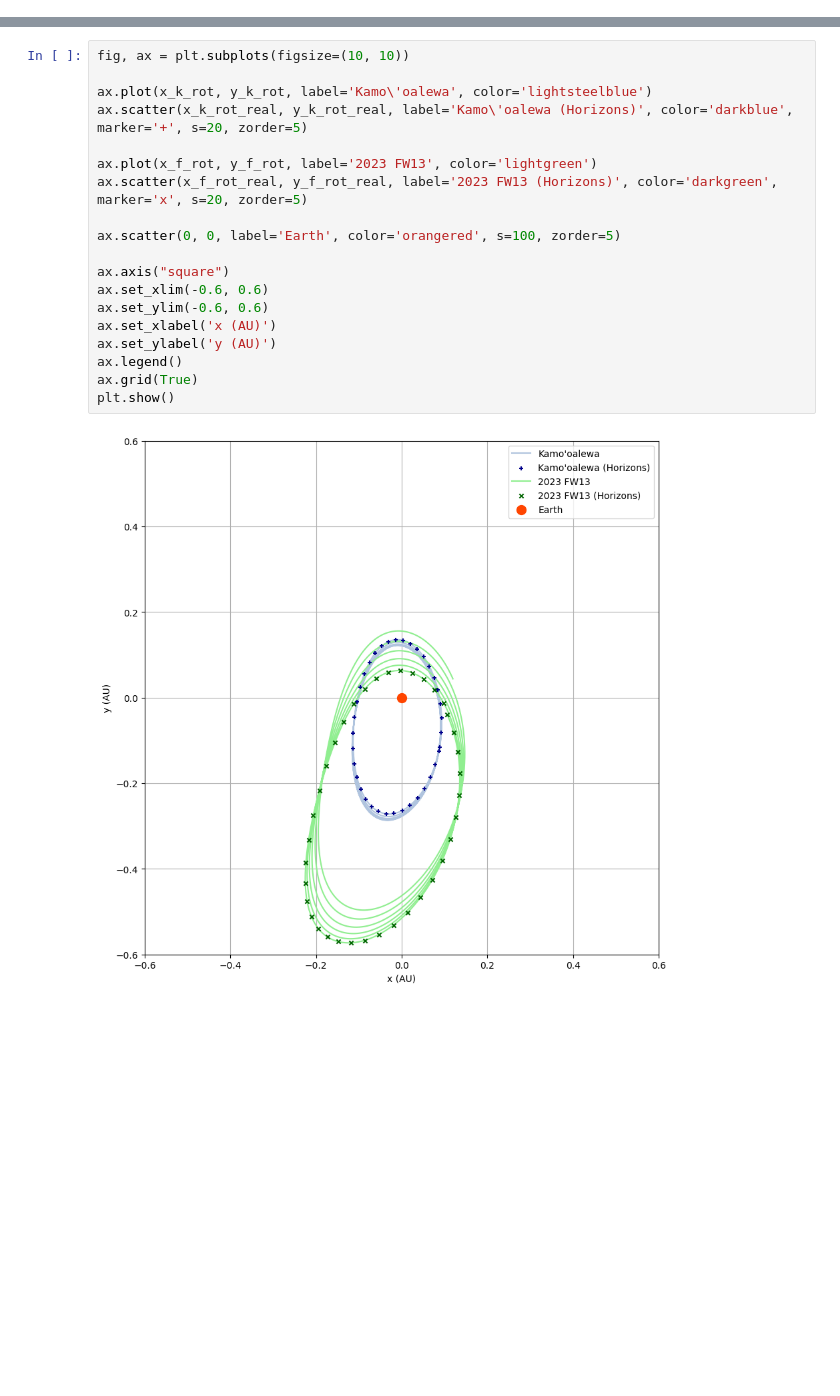
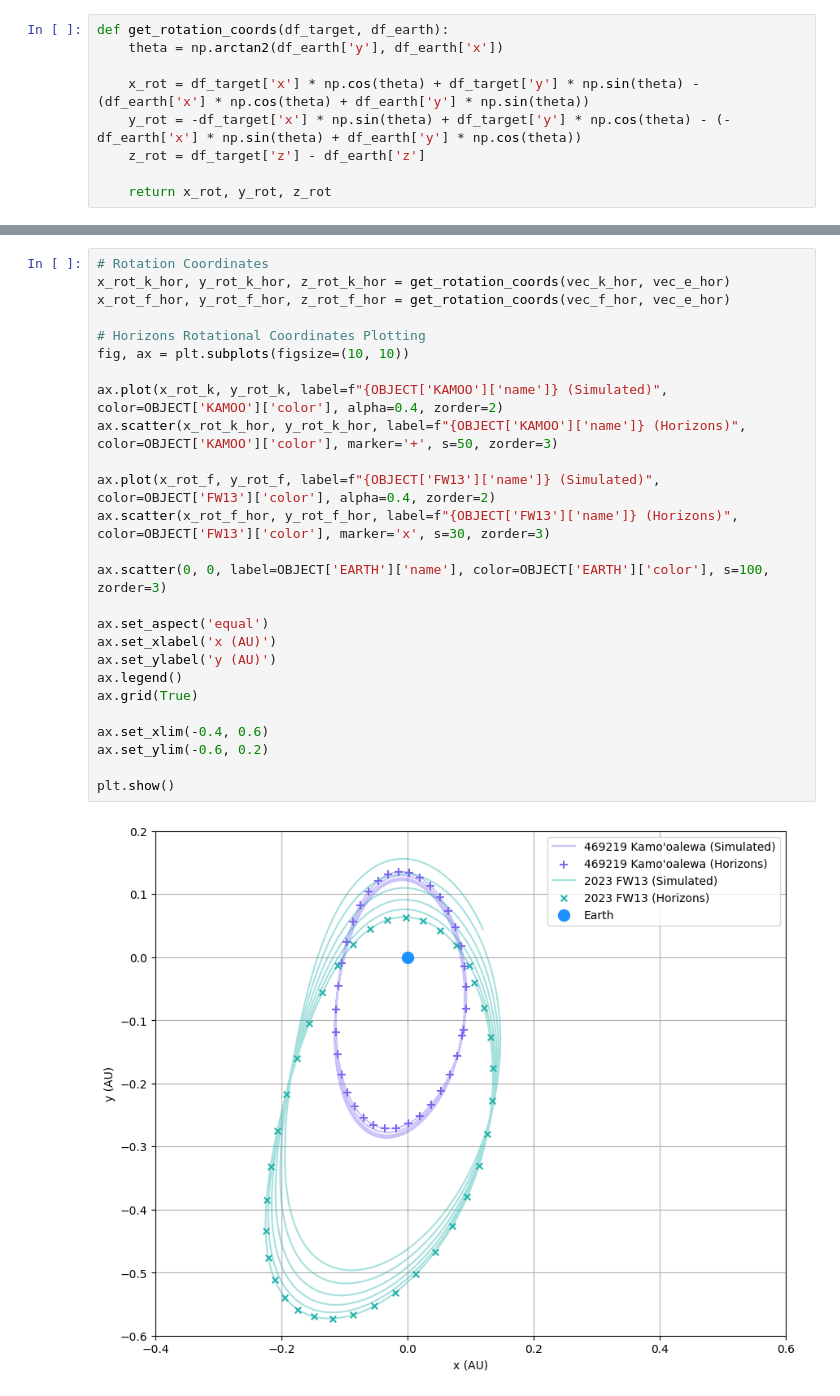
Before and after one commit to shami-momo/Workspace, a Jupyter notebook: solar_astro/my/General/kamooalewa.ipynb, the cells around one changed output, grey strips where cells are left out. Drawn from its saved outputs; the diff is of its cells as text; blank space fills up the shorter version.

```diff
--- a/solar_astro/my/General/kamooalewa.ipynb
+++ b/solar_astro/my/General/kamooalewa.ipynb
@@ -14 +86,10 @@ r_a = pd.read_csv('APOPHIS.aei', sep='\s+', skiprows=4, names=col)
+# %%
+def get_rotation_coords(df_target, df_earth):
+    theta = np.arctan2(df_earth['y'], df_earth['x'])
+
+    x_rot = df_target['x'] * np.cos(theta) + df_target['y'] * np.sin(theta) - (df_earth['x'] * np.cos(theta) + df_earth['y'] * np.sin(theta))
+    y_rot = -df_target['x'] * np.sin(theta) + df_target['y'] * np.cos(theta) - (-df_earth['x'] * np.sin(theta) + df_earth['y'] * np.cos(theta))
+    z_rot = df_target['z'] - df_earth['z']
+
+    return x_rot, y_rot, z_rot
 # %% [markdown]
@@ -154,21 +197,28 @@ y_f_rot_real = -x_f_real * np.sin(theta_real) + y_f_real * np.cos(theta_real) -
 # %%
+# Rotation Coordinates
+x_rot_k_hor, y_rot_k_hor, z_rot_k_hor = get_rotation_coords(vec_k_hor, vec_e_hor)
+x_rot_f_hor, y_rot_f_hor, z_rot_f_hor = get_rotation_coords(vec_f_hor, vec_e_hor)
+
+# Horizons Rotational Coordinates Plotting
 fig, ax = plt.subplots(figsize=(10, 10))
 
-ax.plot(x_k_rot, y_k_rot, label='Kamo\'oalewa', color='lightsteelblue')
-ax.scatter(x_k_rot_real, y_k_rot_real, label='Kamo\'oalewa (Horizons)', color='darkblue', marker='+', s=20, zorder=5)
+ax.plot(x_rot_k, y_rot_k, label=f"{OBJECT['KAMOO']['name']} (Simulated)", color=OBJECT['KAMOO']['color'], alpha=0.4, zorder=2)
+ax.scatter(x_rot_k_hor, y_rot_k_hor, label=f"{OBJECT['KAMOO']['name']} (Horizons)", color=OBJECT['KAMOO']['color'], marker='+', s=50, zorder=3)
 
-ax.plot(x_f_rot, y_f_rot, label='2023 FW13', color='lightgreen')
-ax.scatter(x_f_rot_real, y_f_rot_real, label='2023 FW13 (Horizons)', color='darkgreen', marker='x', s=20, zorder=5)
+ax.plot(x_rot_f, y_rot_f, label=f"{OBJECT['FW13']['name']} (Simulated)", color=OBJECT['FW13']['color'], alpha=0.4, zorder=2)
+ax.scatter(x_rot_f_hor, y_rot_f_hor, label=f"{OBJECT['FW13']['name']} (Horizons)", color=OBJECT['FW13']['color'], marker='x', s=30, zorder=3)
 
-ax.scatter(0, 0, label='Earth', color='orangered', s=100, zorder=5)
+ax.scatter(0, 0, label=OBJECT['EARTH']['name'], color=OBJECT['EARTH']['color'], s=100, zorder=3)
 
-ax.axis("square")
-ax.set_xlim(-0.6, 0.6)
-ax.set_ylim(-0.6, 0.6)
+ax.set_aspect('equal')
 ax.set_xlabel('x (AU)')
 ax.set_ylabel('y (AU)')
 ax.legend()
 ax.grid(True)
+
+ax.set_xlim(-0.4, 0.6)
+ax.set_ylim(-0.6, 0.2)
+
 plt.show()
 # %% [output]
-[figure, old version]
+[figure, new version]
```
Also changed, not shown: parts of 15 cells of this notebook, 5 other files.
